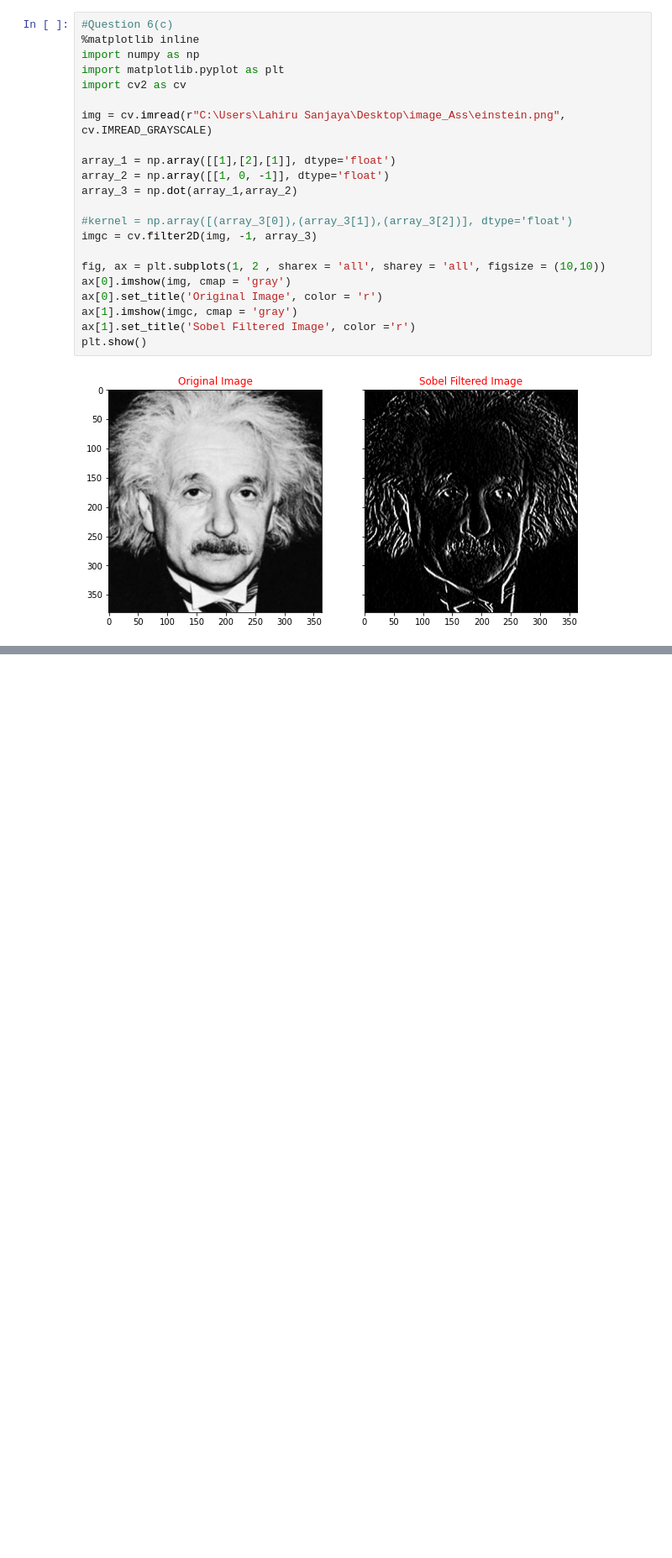
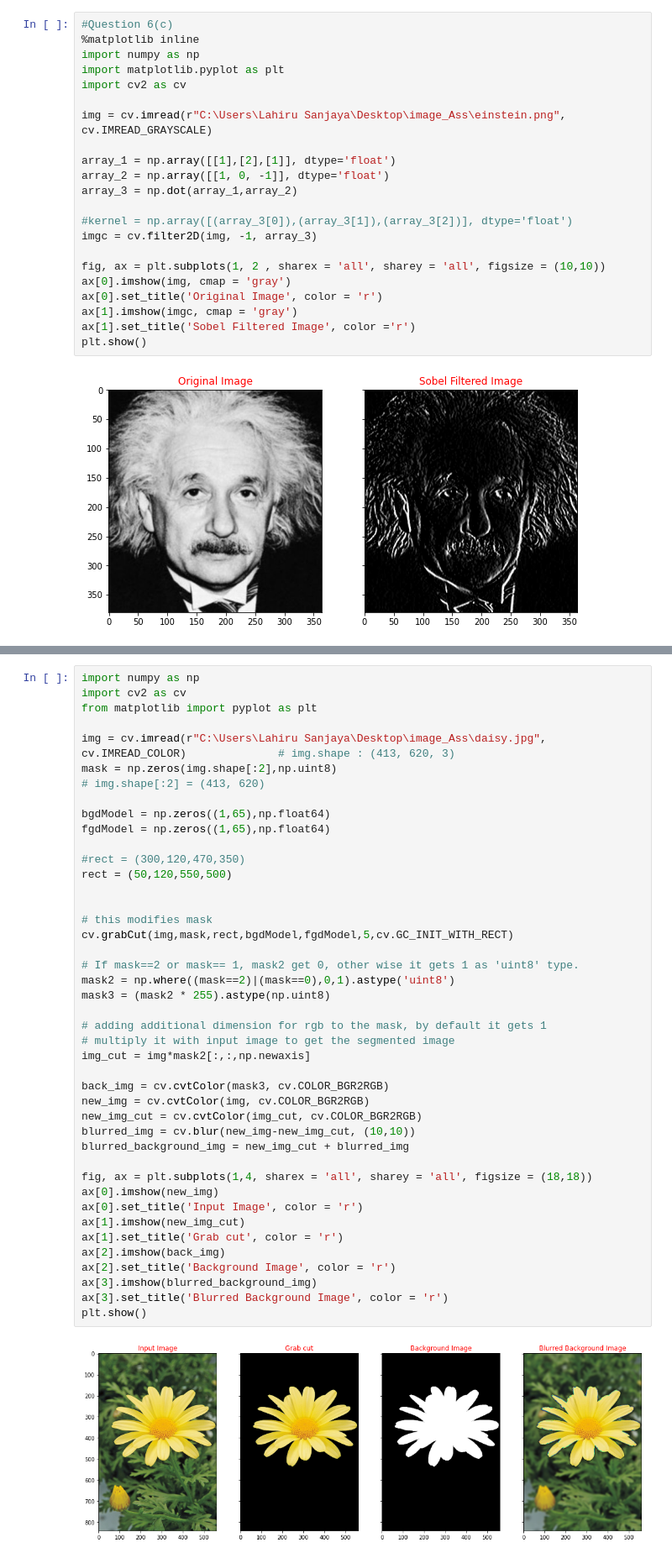
Before and after one commit to Lahiru-Sanjaya-Lankagama/Image-Processing, a Jupyter notebook: Assignment-1.ipynb, the cells around one changed output, grey strips where cells are left out. Shown at 84% size. Cells and saved outputs as stored; diff of their text form; blank space fills up the shorter version.

```diff
--- a/Assignment-1.ipynb
+++ b/Assignment-1.ipynb
@@ -381,0 +454,44 @@ plt.show()
+# %%
+import numpy as np
+import cv2 as cv
+from matplotlib import pyplot as plt
+
+img = cv.imread(r"C:\Users\Lahiru Sanjaya\Desktop\image_Ass\daisy.jpg", cv.IMREAD_COLOR)              # img.shape : (413, 620, 3)
+mask = np.zeros(img.shape[:2],np.uint8)                                                               # img.shape[:2] = (413, 620)
+
+bgdModel = np.zeros((1,65),np.float64)
+fgdModel = np.zeros((1,65),np.float64)
+
+#rect = (300,120,470,350)
+rect = (50,120,550,500)
+
+
+# this modifies mask
+cv.grabCut(img,mask,rect,bgdModel,fgdModel,5,cv.GC_INIT_WITH_RECT)
+
+# If mask==2 or mask== 1, mask2 get 0, other wise it gets 1 as 'uint8' type.
+mask2 = np.where((mask==2)|(mask==0),0,1).astype('uint8')
+mask3 = (mask2 * 255).astype(np.uint8)
+
+# adding additional dimension for rgb to the mask, by default it gets 1
+# multiply it with input image to get the segmented image
+img_cut = img*mask2[:,:,np.newaxis]
+
+back_img = cv.cvtColor(mask3, cv.COLOR_BGR2RGB)
+new_img = cv.cvtColor(img, cv.COLOR_BGR2RGB)
+new_img_cut = cv.cvtColor(img_cut, cv.COLOR_BGR2RGB)
+blurred_img = cv.blur(new_img-new_img_cut, (10,10))
+blurred_background_img = new_img_cut + blurred_img
+
+fig, ax = plt.subplots(1,4, sharex = 'all', sharey = 'all', figsize = (18,18))
+ax[0].imshow(new_img)
+ax[0].set_title('Input Image', color = 'r')
+ax[1].imshow(new_img_cut)
+ax[1].set_title('Grab cut', color = 'r')
+ax[2].imshow(back_img)
+ax[2].set_title('Background Image', color = 'r')
+ax[3].imshow(blurred_background_img)
+ax[3].set_title('Blurred Background Image', color = 'r')
+plt.show()
+# %% [output]
+[figure, added]
```
Also changed, not shown: parts of 4 cells of this notebook.
